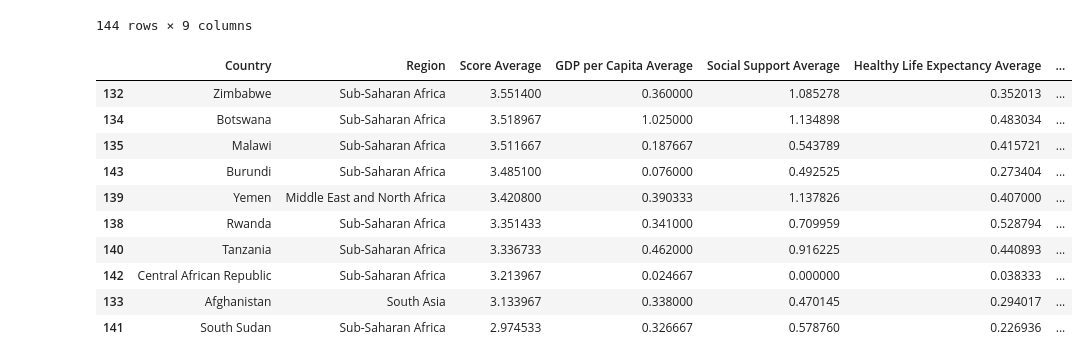
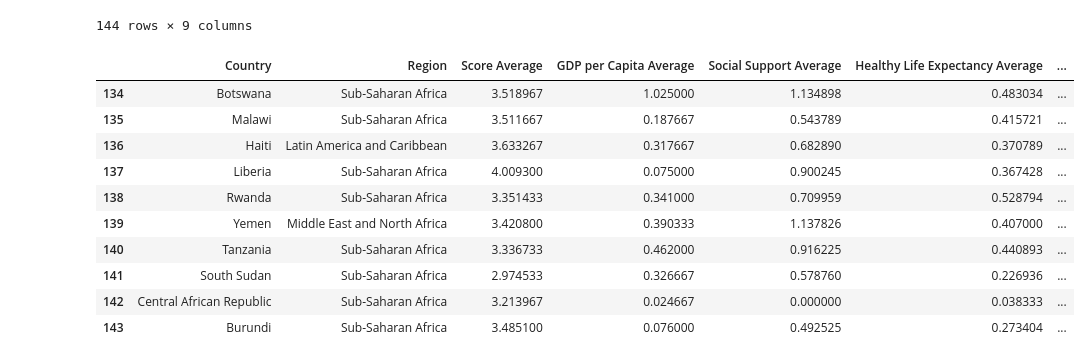
Before and after one commit to nbolt1989/Group_Project_1, a Jupyter notebook: Time for Happiness.ipynb, the cells around one changed output. Cells and saved outputs as stored; diff of their text form; code cells hidden in the pictures.

```diff
--- a/Time for Happiness.ipynb
+++ b/Time for Happiness.ipynb
@@ -268,21 +265,21 @@ averagesorted_df
 | 141 | South Sudan | Sub-Saharan Africa | 2.974533 | 0.326667 | 0.578760 | 0.226936 | ... |
 144 rows × 9 columns
 # %%
-top10_df = averagesorted_df.head(10)
-last10_df = averagesorted_df.tail(10)
+top10_df = average_df.head(10)
+last10_df = average_df.tail(10)
 last10_df
 # %% [output]
 |  | Country | Region | Score Average | GDP per Capita Average | Social Support Average | Healthy Life Expectancy Average | ... |
-| 132 | Zimbabwe | Sub-Saharan Africa | 3.551400 | 0.360000 | 1.085278 | 0.352013 | ... |
 | 134 | Botswana | Sub-Saharan Africa | 3.518967 | 1.025000 | 1.134898 | 0.483034 | ... |
 | 135 | Malawi | Sub-Saharan Africa | 3.511667 | 0.187667 | 0.543789 | 0.415721 | ... |
+| 136 | Haiti | Latin America and Caribbean | 3.633267 | 0.317667 | 0.682890 | 0.370789 | ... |
+| 137 | Liberia | Sub-Saharan Africa | 4.009300 | 0.075000 | 0.900245 | 0.367428 | ... |
+| 138 | Rwanda | Sub-Saharan Africa | 3.351433 | 0.341000 | 0.709959 | 0.528794 | ... |
+| 139 | Yemen | Middle East and North Africa | 3.420800 | 0.390333 | 1.137826 | 0.407000 | ... |
+| 140 | Tanzania | Sub-Saharan Africa | 3.336733 | 0.462000 | 0.916225 | 0.440893 | ... |
+| 141 | South Sudan | Sub-Saharan Africa | 2.974533 | 0.326667 | 0.578760 | 0.226936 | ... |
+| 142 | Central African Republic | Sub-Saharan Africa | 3.213967 | 0.024667 | 0.000000 | 0.038333 | ... |
 | 143 | Burundi | Sub-Saharan Africa | 3.485100 | 0.076000 | 0.492525 | 0.273404 | ... |
-| 139 | Yemen | Middle East and North Africa | 3.420800 | 0.390333 | 1.137826 | 0.407000 | ... |
-| 138 | Rwanda | Sub-Saharan Africa | 3.351433 | 0.341000 | 0.709959 | 0.528794 | ... |
-| 140 | Tanzania | Sub-Saharan Africa | 3.336733 | 0.462000 | 0.916225 | 0.440893 | ... |
-| 142 | Central African Republic | Sub-Saharan Africa | 3.213967 | 0.024667 | 0.000000 | 0.038333 | ... |
-| 133 | Afghanistan | South Asia | 3.133967 | 0.338000 | 0.470145 | 0.294017 | ... |
-| 141 | South Sudan | Sub-Saharan Africa | 2.974533 | 0.326667 | 0.578760 | 0.226936 | ... |
 # %%
 #created bar chart for each SWB for the 10 countries with the highest overall happiness score
 
```
Also changed, not shown: parts of 18 cells of this notebook.
